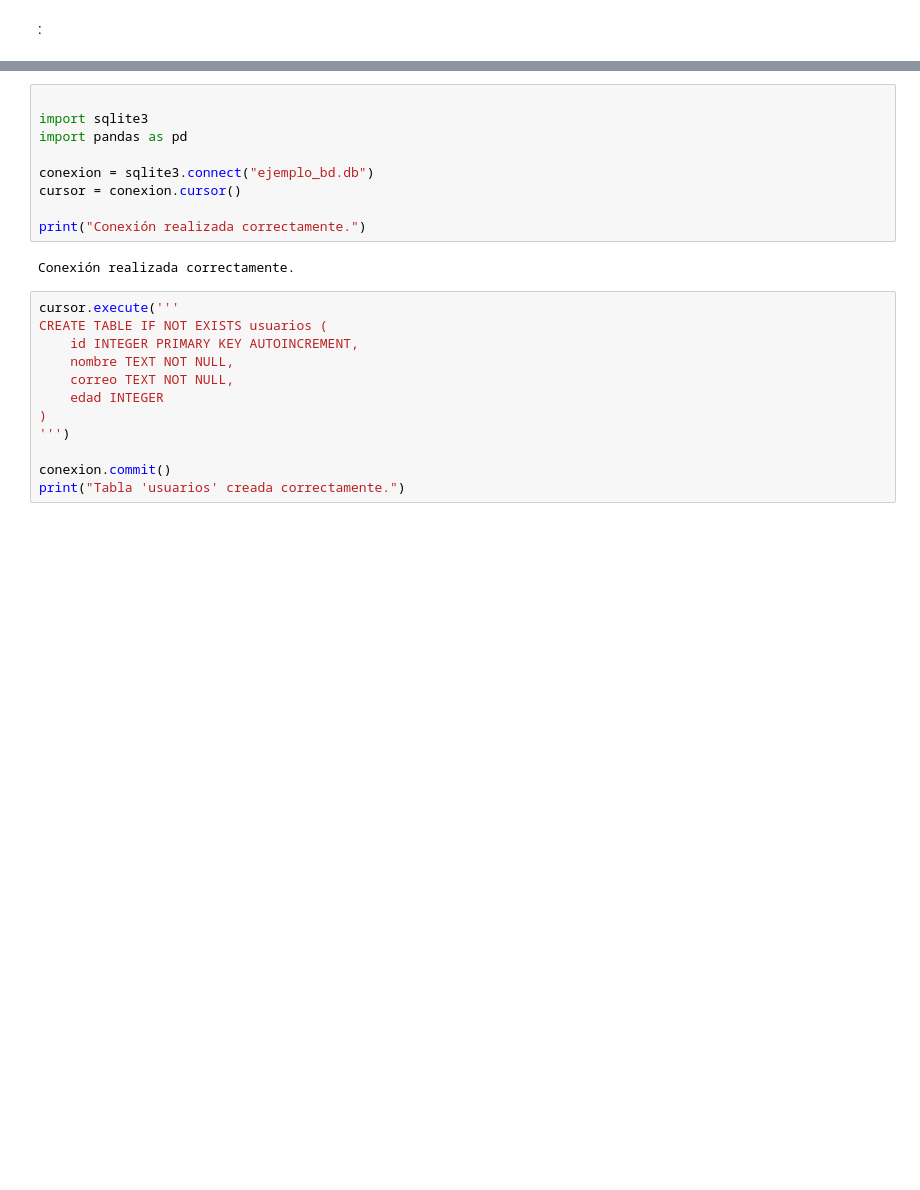
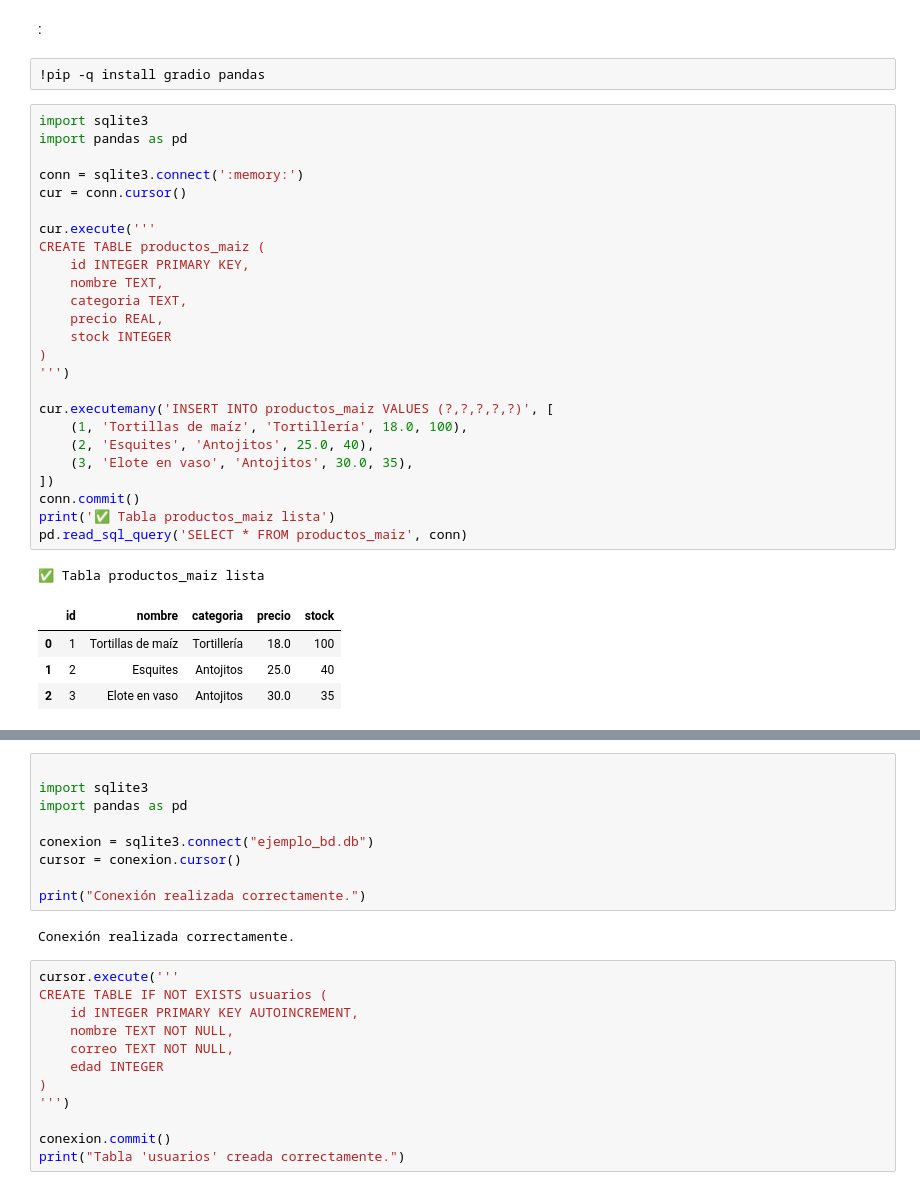
Before and after one commit to PrivateerDev/ColabBD, a Jupyter notebook: Práctica1BD.ipynb, the cells around one changed output, grey strips where cells are left out. Drawn from its saved outputs; the diff is of its cells as text; blank space fills up the shorter version.

```diff
--- a/Práctica1BD.ipynb
+++ b/Práctica1BD.ipynb
@@ -2,3 +2,36 @@
 <a href="https://colab.research.google.com/github/PrivateerDev/ColabBD/blob/main/Pr%C3%A1ctica1BD.ipynb" target="_parent"><img src="https://colab.research.google.com/assets/colab-badge.svg" alt="Open In Colab"/></a>
 # %% [markdown]
 :
+# %%
+!pip -q install gradio pandas
+# %%
+import sqlite3
+import pandas as pd
+
+conn = sqlite3.connect(':memory:')
+cur = conn.cursor()
+
+cur.execute('''
+CREATE TABLE productos_maiz (
+    id INTEGER PRIMARY KEY,
+    nombre TEXT,
+    categoria TEXT,
+    precio REAL,
+    stock INTEGER
+)
+''')
+
+cur.executemany('INSERT INTO productos_maiz VALUES (?,?,?,?,?)', [
+    (1, 'Tortillas de maíz', 'Tortillería', 18.0, 100),
+    (2, 'Esquites', 'Antojitos', 25.0, 40),
+    (3, 'Elote en vaso', 'Antojitos', 30.0, 35),
+])
+conn.commit()
+print('✅ Tabla productos_maiz lista')
+pd.read_sql_query('SELECT * FROM productos_maiz', conn)
+# %% [output]
+✅ Tabla productos_maiz lista
+|  | id | nombre | categoria | precio | stock |
+| 0 | 1 | Tortillas de maíz | Tortillería | 18.0 | 100 |
+| 1 | 2 | Esquites | Antojitos | 25.0 | 40 |
+| 2 | 3 | Elote en vaso | Antojitos | 30.0 | 35 |
```
Also changed, not shown: parts of 8 cells of this notebook.
